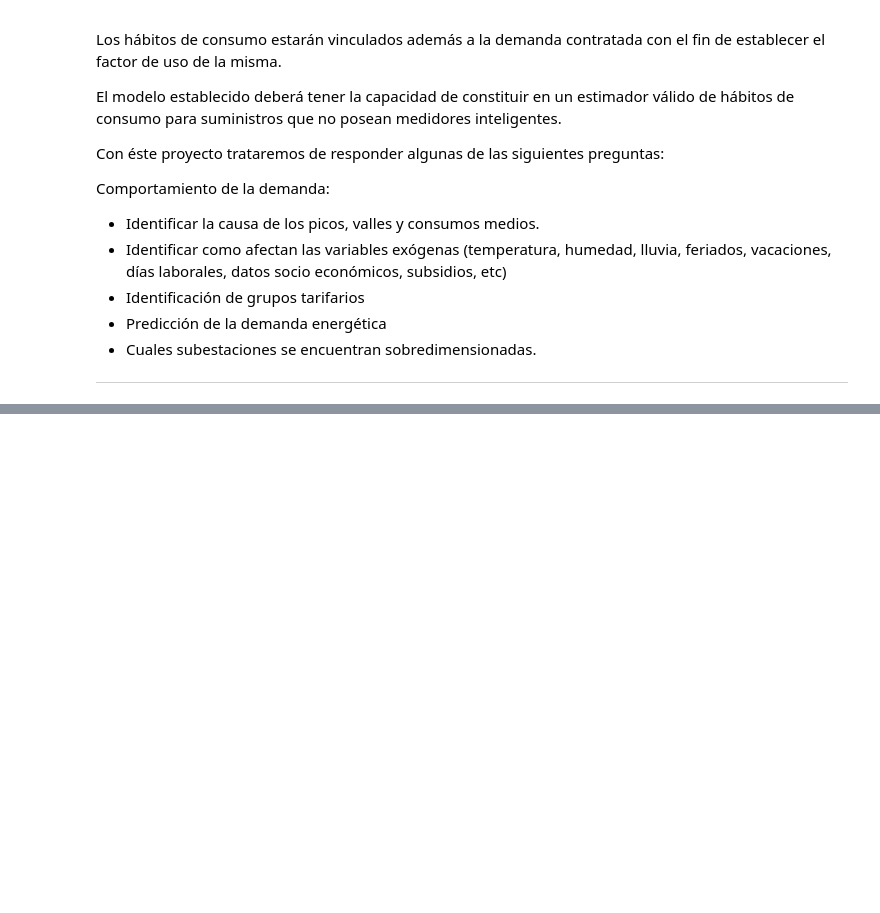
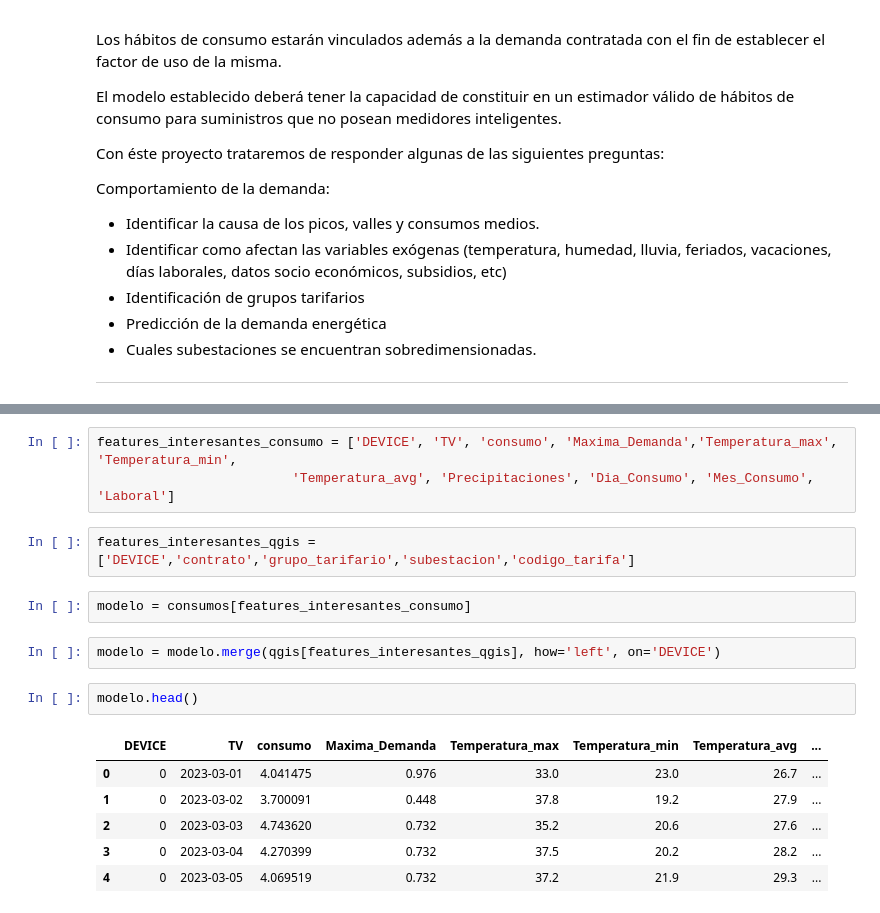
Before and after one commit to pasollipaula/DiplodatosMentoria, a Jupyter notebook: carga_datasets.ipynb, the cells around one changed output, grey strips where cells are left out. Drawn from its saved outputs; the diff is of its cells as text; blank space fills up the shorter version.

```diff
--- a/carga_datasets.ipynb
+++ b/carga_datasets.ipynb
@@ -670,0 +690,18 @@ consumos.loc[consumos['DEVICE']==2][['TV','consumo','Energia_Directa']]
+# %%
+features_interesantes_consumo = ['DEVICE', 'TV', 'consumo', 'Maxima_Demanda','Temperatura_max', 'Temperatura_min',
+                         'Temperatura_avg', 'Precipitaciones', 'Dia_Consumo', 'Mes_Consumo', 'Laboral']
+# %%
+features_interesantes_qgis = ['DEVICE','contrato','grupo_tarifario','subestacion','codigo_tarifa']
+# %%
+modelo = consumos[features_interesantes_consumo]
+# %%
+modelo = modelo.merge(qgis[features_interesantes_qgis], how='left', on='DEVICE')
+# %%
+modelo.head()
+# %% [output]
+|  | DEVICE | TV | consumo | Maxima_Demanda | Temperatura_max | Temperatura_min | Temperatura_avg | ... |
+| 0 | 0 | 2023-03-01 | 4.041475 | 0.976 | 33.0 | 23.0 | 26.7 | ... |
+| 1 | 0 | 2023-03-02 | 3.700091 | 0.448 | 37.8 | 19.2 | 27.9 | ... |
+| 2 | 0 | 2023-03-03 | 4.743620 | 0.732 | 35.2 | 20.6 | 27.6 | ... |
+| 3 | 0 | 2023-03-04 | 4.270399 | 0.732 | 37.5 | 20.2 | 28.2 | ... |
+| 4 | 0 | 2023-03-05 | 4.069519 | 0.732 | 37.2 | 21.9 | 29.3 | ... |
```
Also changed, not shown: parts of 10 cells of this notebook.
